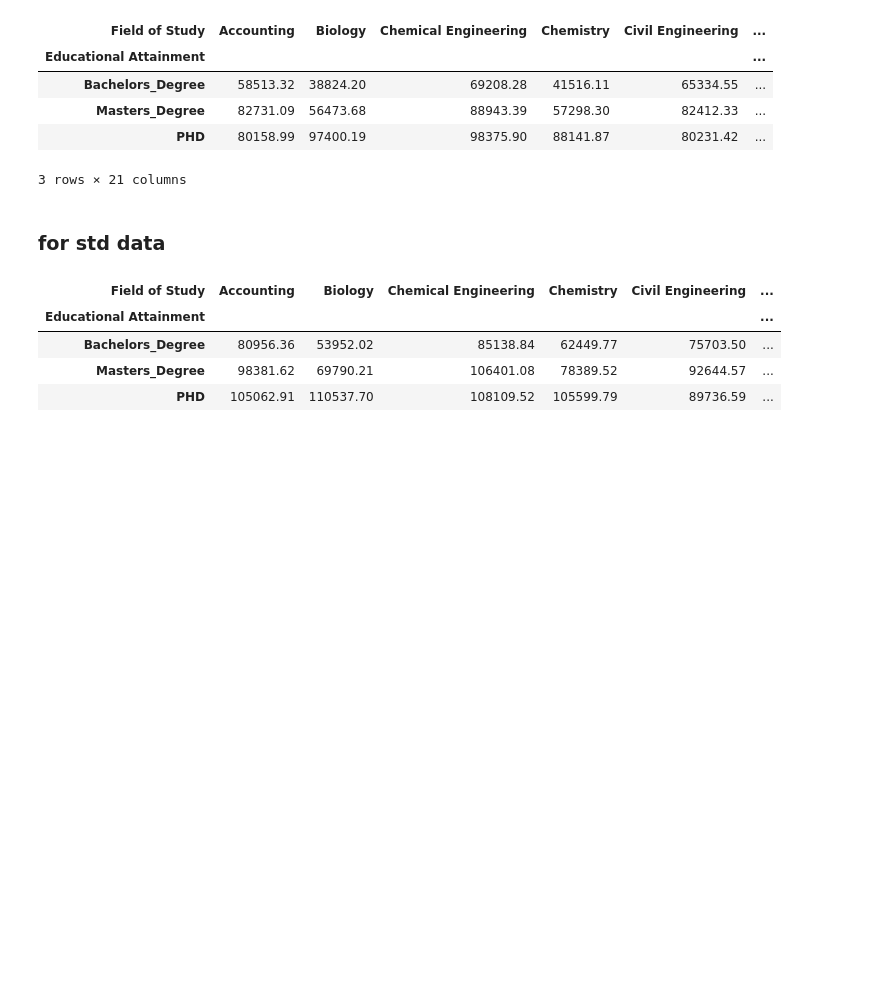
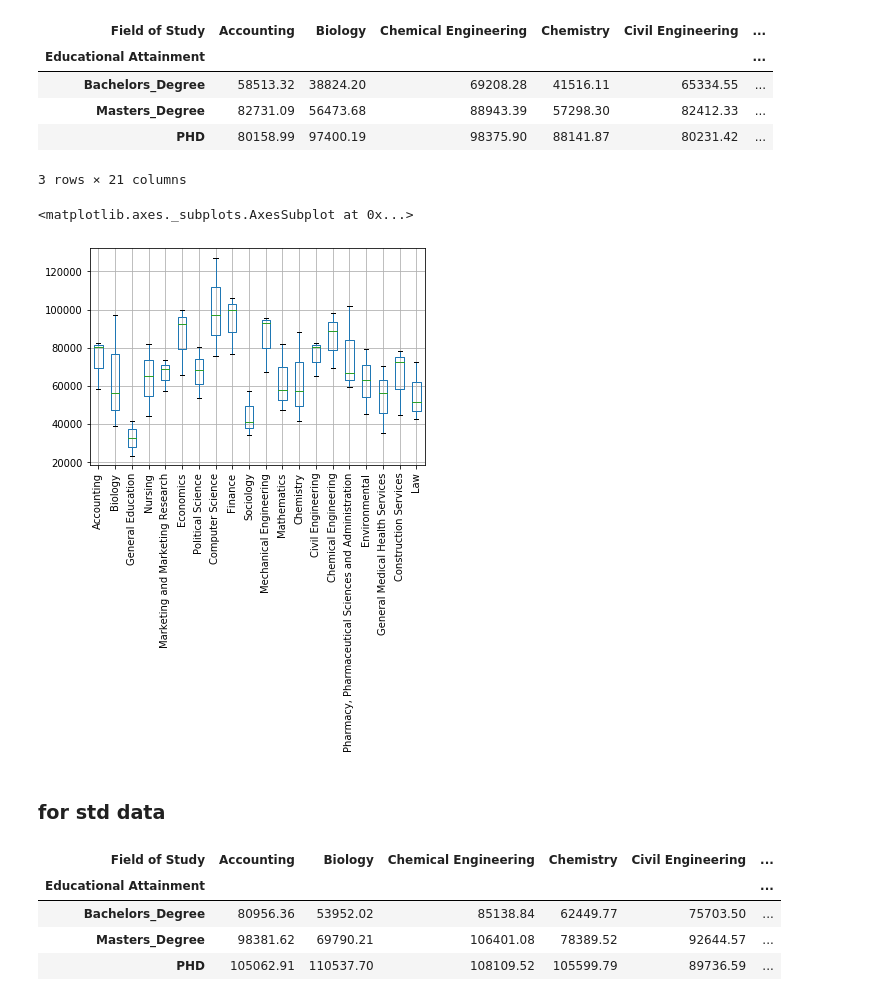
Before and after one commit to Romina-R/Group-Project-1, a Jupyter notebook: Project 1.ipynb, the cells around one changed output. Drawn from its saved outputs; the diff is of its cells as text; code cells hidden in the pictures; blank space fills up the shorter version.

```diff
--- a/Project 1.ipynb
+++ b/Project 1.ipynb
@@ -188,6 +188,17 @@ mean_pivt
 | Masters_Degree | 82731.09 | 56473.68 | 88943.39 | 57298.30 | 82412.33 | ... |
 | PHD | 80158.99 | 97400.19 | 98375.90 | 88141.87 | 80231.42 | ... |
 3 rows × 21 columns
+# %%
+# box plot
+mean_pivt.boxplot(column = ["Accounting", "Biology", "General Education", "Nursing",
+                           "Marketing and Marketing Research", "Economics", "Political Science", "Computer Science",
+                           "Finance", "Sociology", "Mechanical Engineering", "Mathematics", "Chemistry",
+                           "Civil Engineering", "Chemical Engineering",
+                           "Pharmacy, Pharmaceutical Sciences and Administration", "Environmental",
+                           "General Medical Health Services", "Construction Services", "Law"], rot =90)
+# %% [output]
+<matplotlib.axes._subplots.AxesSubplot at 0x...>
+[figure, added]
 # %% [markdown]
 ### for std data
 # %%
```
Also changed, not shown: parts of 2 cells of this notebook.
